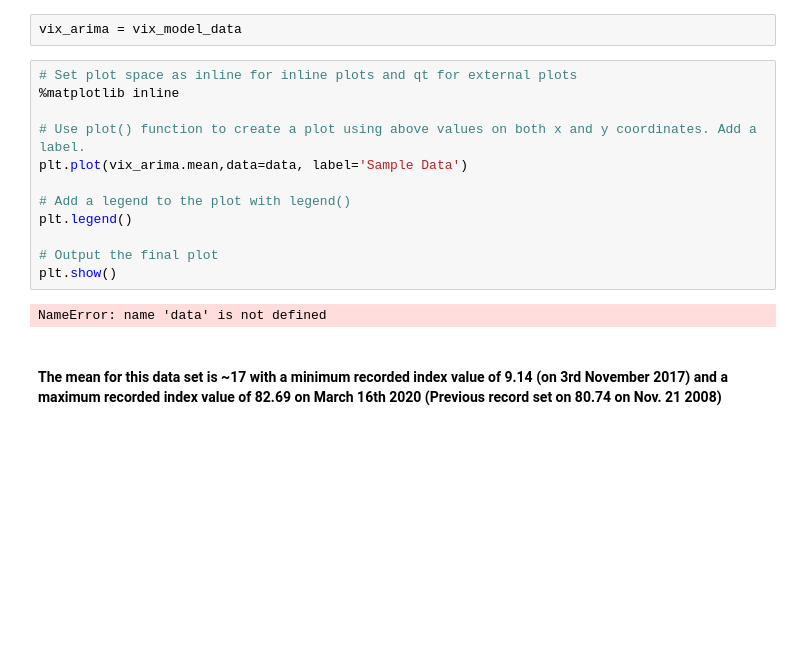
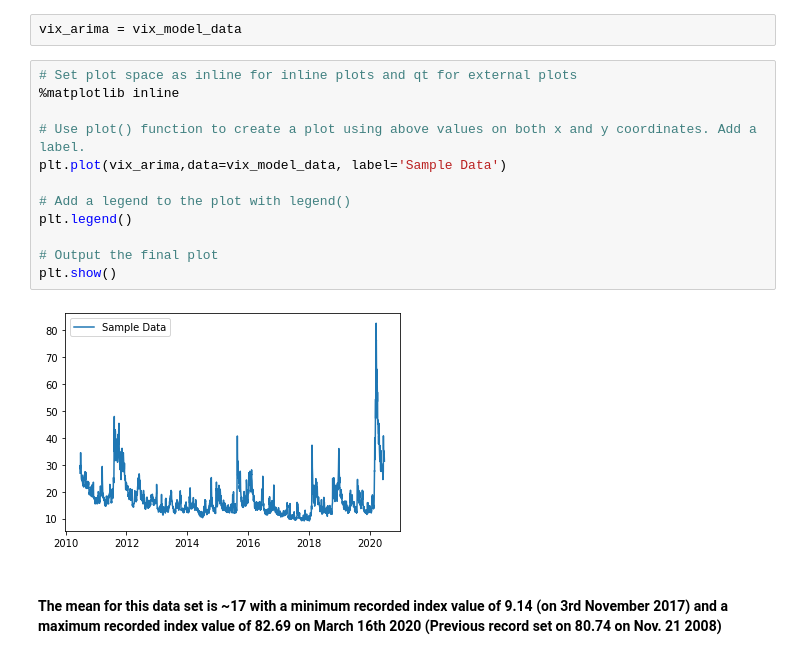
Before and after one commit to rajeevpanwar/Vix-Volatility-Predictor, a Jupyter notebook: vix_preprocessing_eda.ipynb, the cells around one changed output. Cells and saved outputs as stored; diff of their text form; blank space fills up the shorter version.

```diff
--- a/vix_preprocessing_eda.ipynb
+++ b/vix_preprocessing_eda.ipynb
@@ -149,17 +149,17 @@ vix_arima = vix_model_data
 # %%
 # Set plot space as inline for inline plots and qt for external plots
 %matplotlib inline
 
 # Use plot() function to create a plot using above values on both x and y coordinates. Add a label.
-plt.plot(vix_arima.mean,data=data, label='Sample Data')
+plt.plot(vix_arima,data=vix_model_data, label='Sample Data')
 
 # Add a legend to the plot with legend()
 plt.legend()
 
 # Output the final plot
 plt.show()
 # %% [output]
-NameError: name 'data' is not defined
+[figure, added]
 # %% [markdown]
 #### The mean for this data set is ~17 with a minimum recorded index value of 9.14 (on 3rd November 2017) and a maximum recorded index value of 82.69 on March 16th 2020  (Previous record set on 80.74 on Nov. 21 2008) ####
 # %%
```
Also changed, not shown: parts of 12 cells of this notebook.
